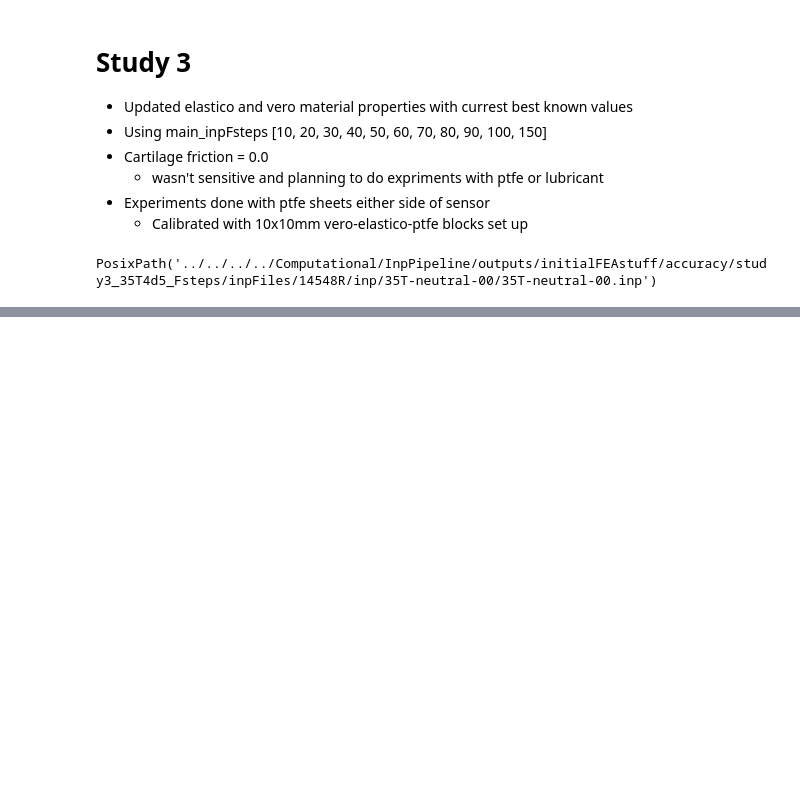
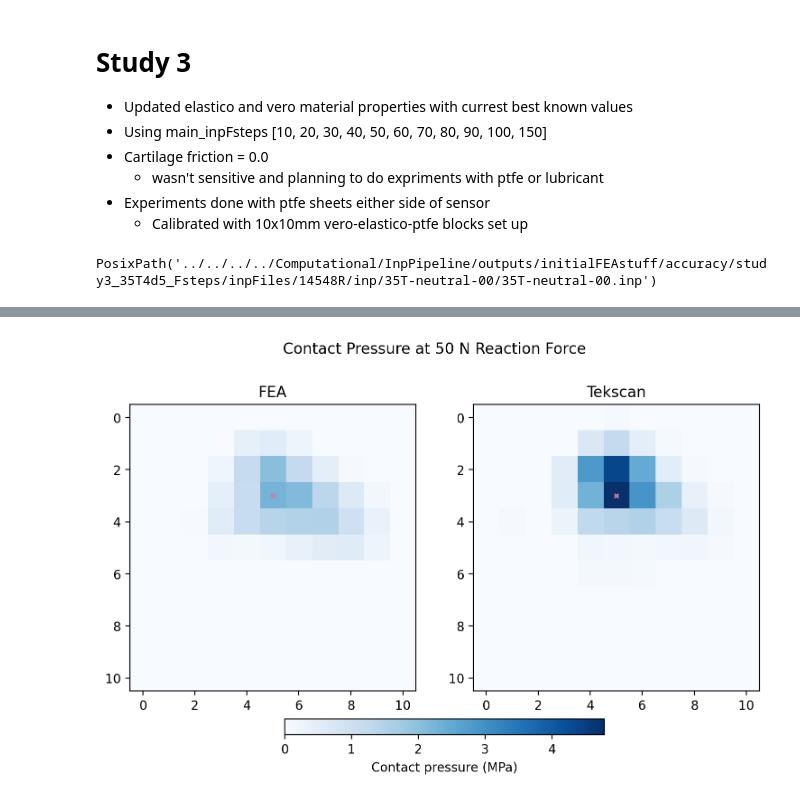
Before and after one commit to MattyOram/phd, a Jupyter notebook: WorkPackages/TMCJ-Contact/notebooks/feaAnalysis/accuracyCheck/14548Rneutral/14548RneutralStudy3.ipynb, the cells around one changed output, grey strips where cells are left out. Saved outputs shown, nothing was run; the diff lists cells and outputs as text; code cells hidden in the pictures; blank space fills up the shorter version.

```diff
--- a/WorkPackages/TMCJ-Contact/notebooks/feaAnalysis/accuracyCheck/14548Rneutral/14548RneutralStudy3.ipynb
+++ b/WorkPackages/TMCJ-Contact/notebooks/feaAnalysis/accuracyCheck/14548Rneutral/14548RneutralStudy3.ipynb
@@ -70,0 +303,32 @@ for inp_file in inp_files:
+# %%
+F = 50
+
+nrows, ncols = 1, 2
+fig, ax = plt.subplots(nrows, ncols, figsize=(4.5*ncols, 5*nrows), dpi=200)
+
+P_fea, P_tek = fea_grid_data[F][::-1], tek_data[F][::-1]
+
+press_min = np.min( [np.min(P_fea), np.min(P_tek)] )
+press_max = np.max( [np.max(P_fea), np.max(P_tek)] )
+clims = (press_min, press_max)
+
+# imshows
+im = ax[0].imshow(P_fea, vmin=clims[0], vmax=clims[1], cmap="Blues")
+ax[1].imshow(P_tek, vmin=clims[0], vmax=clims[1], cmap='Blues')
+
+# peak pressure loc
+y, x = compute_img_metrics(P_fea)['loc_Pmax']
+ax[0].scatter(x, y, color="#cc79a7", s=10, marker='x')
+y, x = compute_img_metrics(P_tek)['loc_Pmax']
+ax[1].scatter(x, y, color="#cc79a7", s=10, marker='x')
+
+ax[0].set_title('FEA')
+ax[1].set_title('Tekscan')
+fig.suptitle(f'Contact Pressure at {F} N Reaction Force')
+
+cbar = fig.colorbar(im, ax=ax, fraction=0.046, pad=0.08, orientation='horizontal')
+cbar.set_label('Contact pressure (MPa)')
+
+plt.show()
+# %% [output]
+[figure, added]
```
Also changed, not shown: parts of 15 cells of this notebook, 2 other files.
